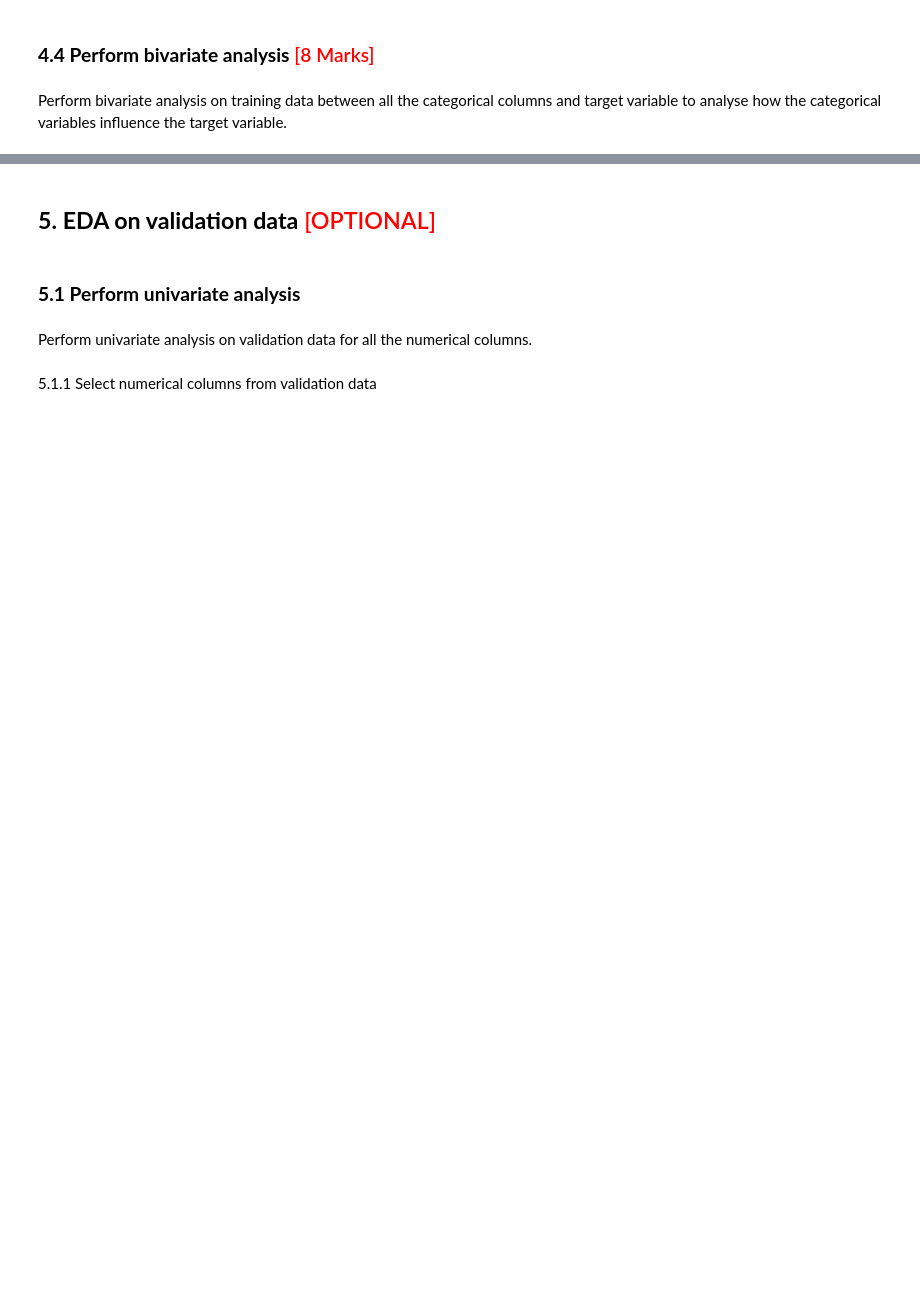
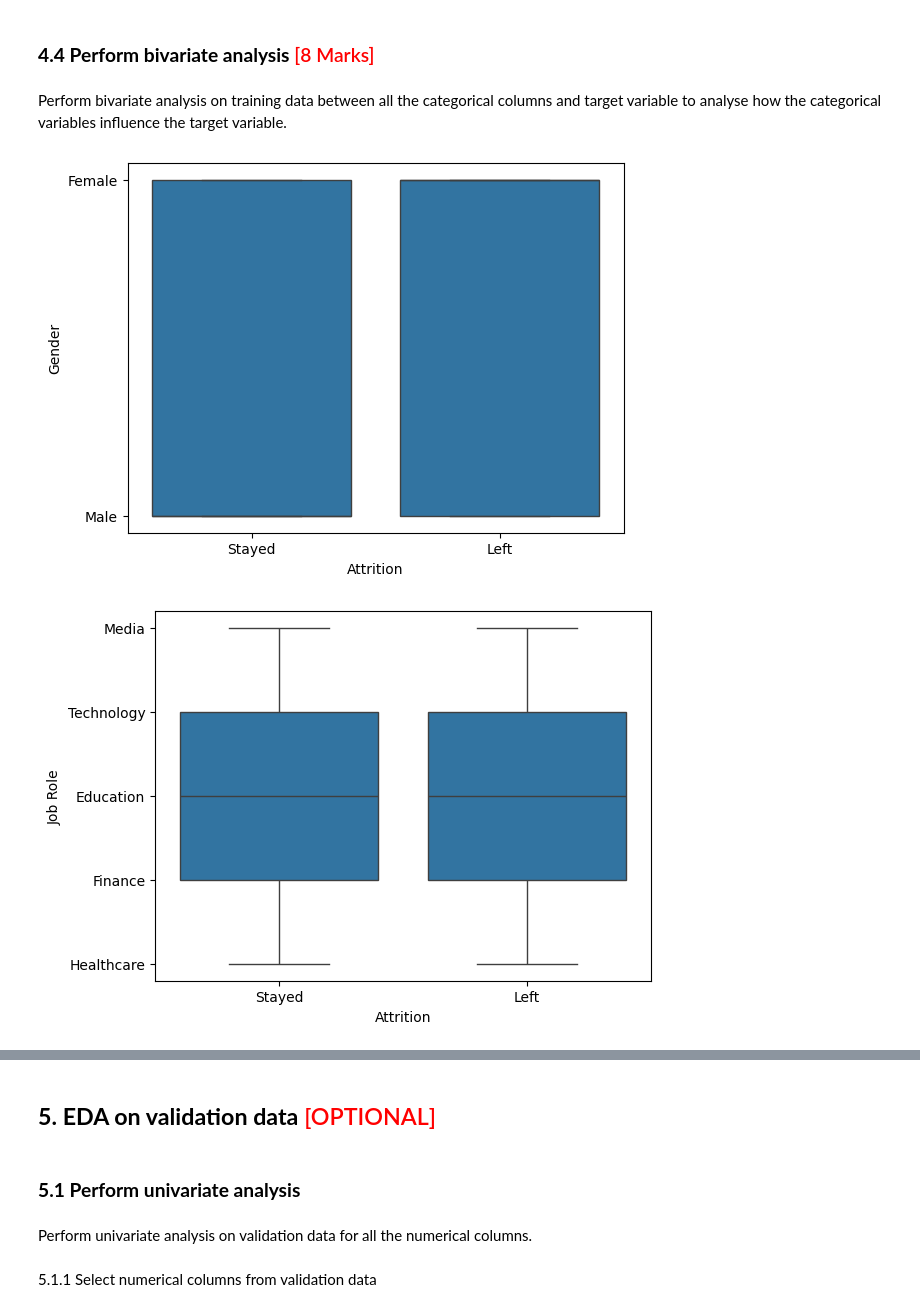
Before and after one commit to hemantgogawale/Predicting_Employee_Retention, a Jupyter notebook: Predicting_Employee_Retention_Starter.ipynb, the cells around one changed output, grey strips where cells are left out. Saved outputs shown, nothing was run; the diff lists cells and outputs as text; code cells hidden in the pictures; blank space fills up the shorter version.

```diff
--- a/Predicting_Employee_Retention_Starter.ipynb
+++ b/Predicting_Employee_Retention_Starter.ipynb
@@ -417,19 +430,19 @@ for col in num_cols:
 [figure]
 # %%
 ### Remove outlier from Monthly income and Number of dependents
-outlier_cols = ['Number of Dependents', 'Monthly Income']
+# outlier_cols = ['Number of Dependents', 'Monthly Income']
 
-for col in outlier_cols:
-    q1 = X_train[col].quantile(0.25)
-    q3 = X_train[col].quantile(0.75)
-    iqr = q3 - q1
-    upper_whisker = q3 + 1.5 * iqr
-    lower_whisker = q1 - 1.5 * iqr
-    X_train[col] = np.where(X_train[col] < lower_whisker, lower_whisker, X_train[col])
-    X_train[col] = np.where(X_train[col] > upper_whisker, upper_whisker, X_train[col])
+# for col in outlier_cols:
+#     q1 = X_train[col].quantile(0.25)
+#     q3 = X_train[col].quantile(0.75)
+#     iqr = q3 - q1
+#     upper_whisker = q3 + 1.5 * iqr
+#     lower_whisker = q1 - 1.5 * iqr
+#     X_train[col] = np.where(X_train[col] < lower_whisker, lower_whisker, X_train[col])
+#     X_train[col] = np.where(X_train[col] > upper_whisker, upper_whisker, X_train[col])
 # %%
 # Verify outlier
 
-for col in outlier_cols:
-    sns.histplot(x= X_train[col])
-    plt.show()
+# for col in outlier_cols:
+#     sns.histplot(x= X_train[col])
+#     plt.show()
@@ -460,3 +475,10 @@ Check the distribution of target variable in training set to check class balance
 Perform bivariate analysis on training data between all the categorical columns and target variable to  analyse how the categorical variables influence the target variable.
 # %%
 # Plot distribution for each categorical column with target variable
+categorical_cols = X_train.select_dtypes(include='object').columns.to_list()
+for col in categorical_cols:
+    sns.boxplot(x=y_train, y=X_train[col])
+    plt.show()
+# %% [output]
+[figure, added]
+[figure, added]
```
Also changed, not shown: parts of 36 cells of this notebook.
